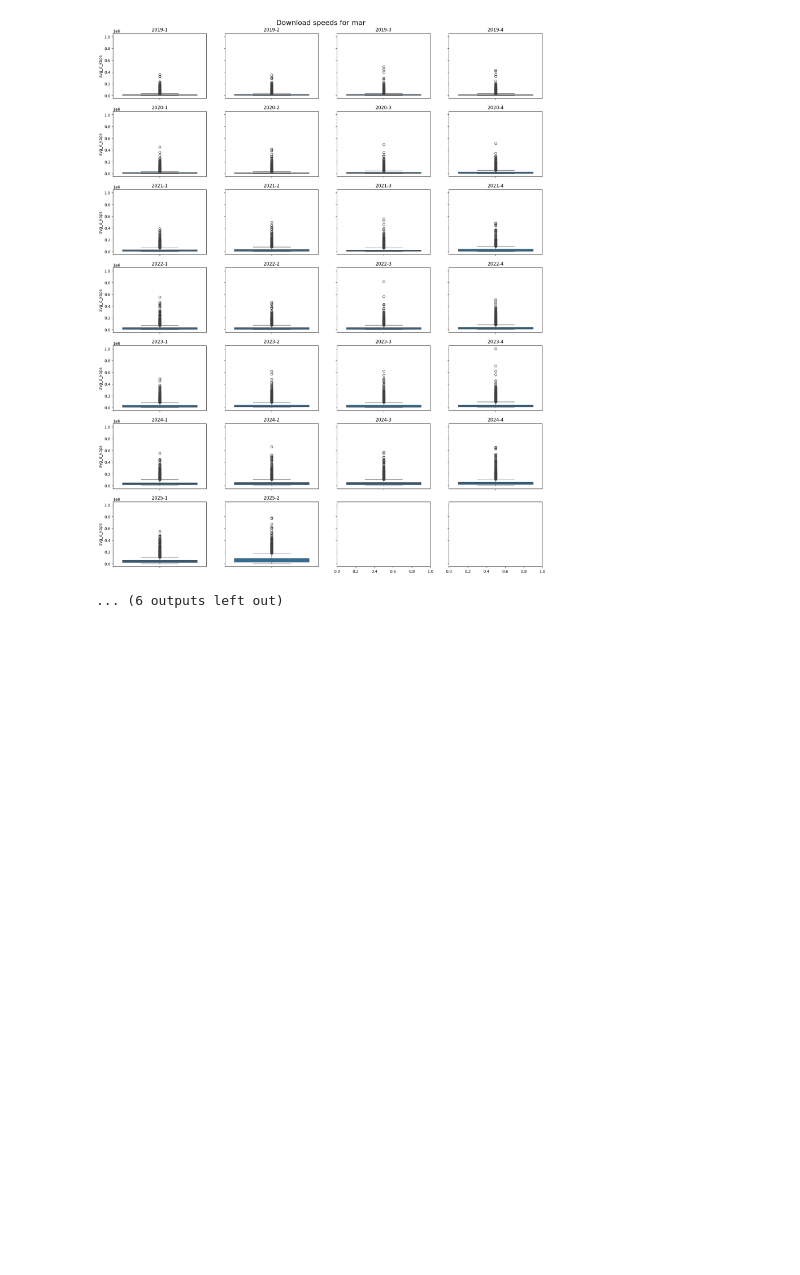
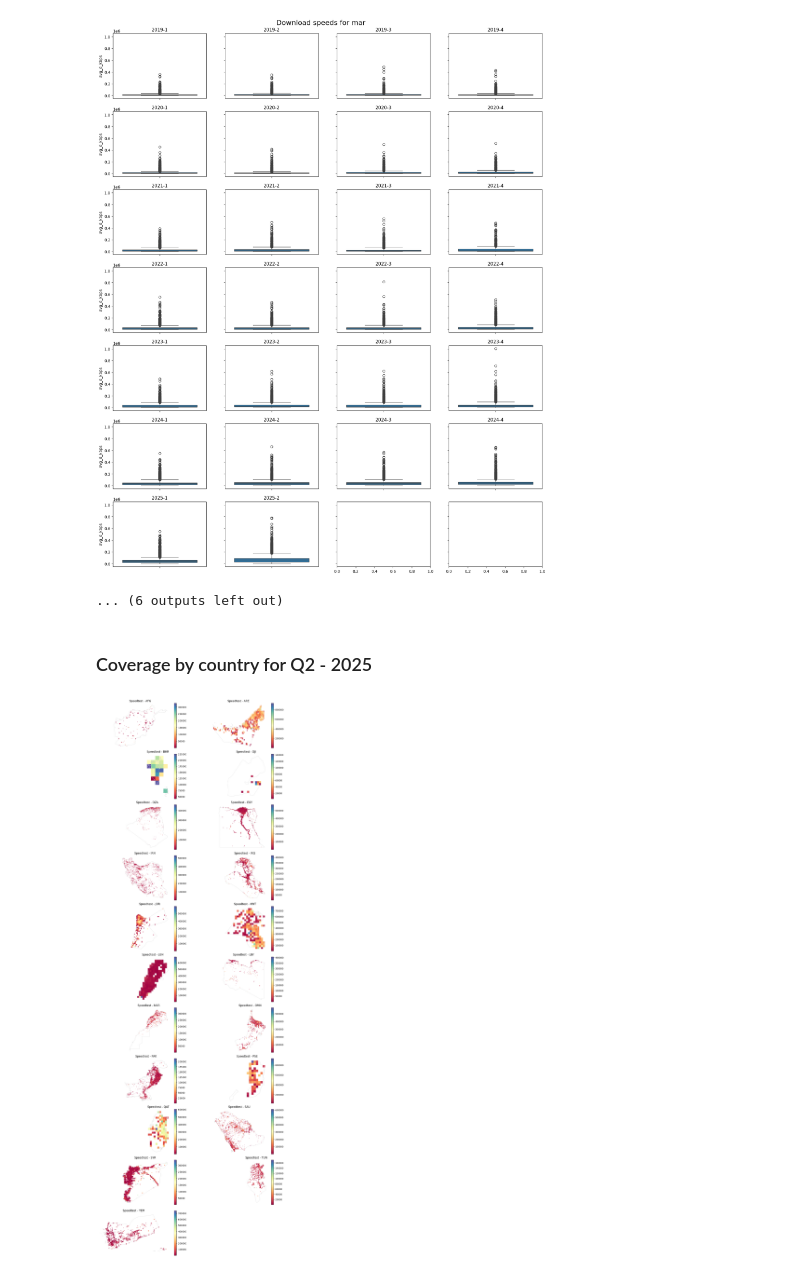
Before and after one commit to datapartnership/MENA-FCV-economic-monitor, a Jupyter notebook: notebooks/ookla-introduction.ipynb, the cells around one changed output. Drawn from its saved outputs; the diff is of its cells as text; code cells hidden in the pictures; blank space fills up the shorter version.

```diff
--- a/notebooks/ookla-introduction.ipynb
+++ b/notebooks/ookla-introduction.ipynb
@@ -39,10 +40,9 @@ zoom = 12
 net_type = 'fixed'
 # %%
 iso_codes = [
-    "are", "bhr", "dji", "dza", "egy", "irn", "irq", "jor", "kwt",
-    "lbn", "lby", "mar", "omn", "qat", "sau", "syr", "tun", "yem"]
-# 'isr', 'mlt'
-# ISR and MLT
+    "afg", "are", "bhr", "dji", "dza", "egy", "irn", "irq", "jor", "kwt",
+    "lbn", "lby", "mar", "omn", "pak", "pse", "qat", "sau", "syr", "tun", "yem"]
+iso_codes = [x.upper() for x in iso_codes]
 # %%
 for country, gdf in countries_gdf.items():
     print(country)
@@ -111,3 +111,44 @@ for iso_code in iso_codes:
 [figure]
 [figure]
 ... (6 outputs left out)
+# %% [markdown]
+### Coverage by country for Q2 - 2025
+# %%
+def plot_speed_test_availability(iso_code, gdf, boundary, ax):
+    # fig, ax = plt.subplots(1, 1, figsize=(12, 5))
+    boundary.boundary.plot(ax=ax, edgecolor="#D3D3D3", linewidth=0.5)
+    im = gdf.plot(
+            column="avg_download_2025_1",
+            ax=ax,
+            legend=True,
+            cmap="Spectral",
+        )
+    ax.set_title(f"Speedtest - {iso_code}")
+
+    ax.set_xticks([])
+    ax.set_yticks([])
+    for spine in ax.spines.values():
+        spine.set_visible(False)
+    leg = ax.get_legend()
+    if leg is not None:
+        leg.set_title("Mbps")
+
+    # plt.show()
+# %%
+countries_gdf = {}
+for iso_code in iso_codes:
+    gdf=gpd.read_file(f'../results/gdf_{iso_code}_with_variables.gpkg')
+    gdf.set_index('index', inplace = True)
+    countries_gdf[iso_code] = gdf
+# %%
+fig, ax = plt.subplots(11, 2, figsize=(12, 35))
+ax = ax.flatten()
+i = 0
+for iso_code, gdf in countries_gdf.items():
+    boundary = gpd.read_file(path_data + f'admin_boundaries/{iso_code}_ADM0_gbOpen.geojson')
+    plot_speed_test_availability(iso_code, gdf, boundary, ax[i])
+    plt.tight_layout()
+    i +=1
+ax[21].set_visible(False)
+# %% [output]
+[figure, added]
```
Also changed, not shown: parts of 1 cell of this notebook, 2 other files.
